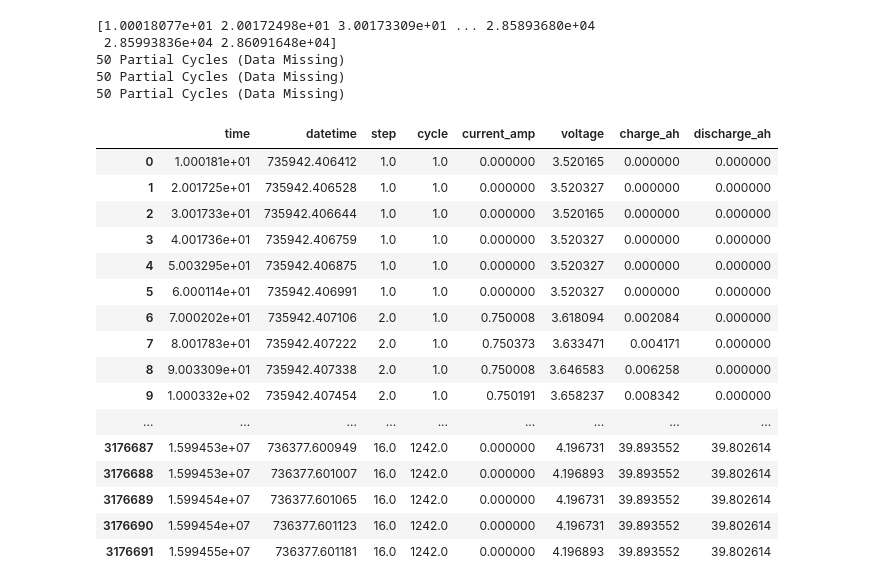
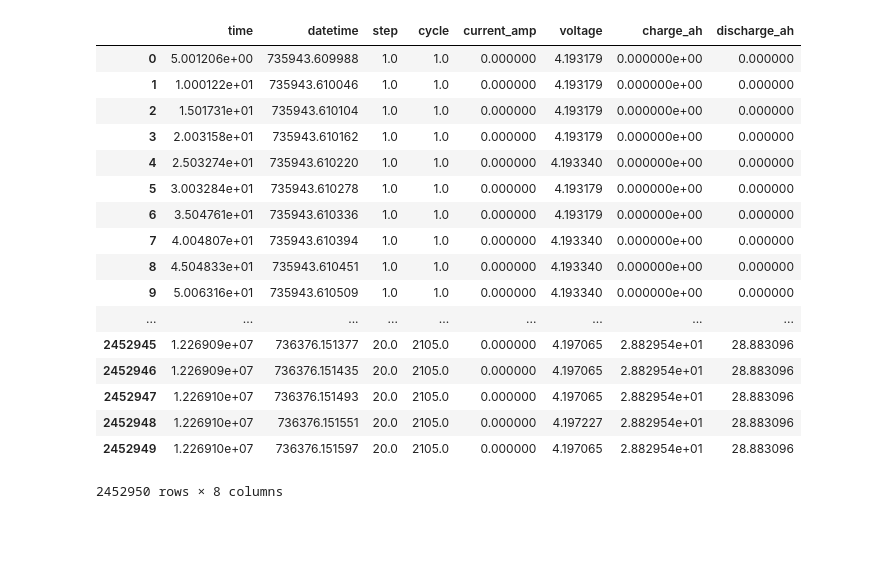
Before and after one commit to vwhu/pulolb, a Jupyter notebook: PULOLB/data_cleaning_notebook.ipynb, the cells around one changed output. Drawn from its saved outputs; the diff is of its cells as text; code cells hidden in the pictures; blank space fills up the shorter version.

```diff
--- a/PULOLB/data_cleaning_notebook.ipynb
+++ b/PULOLB/data_cleaning_notebook.ipynb
@@ -72,39 +111,39 @@ def load_matlab_data(filename):
 
 def single_pd_matlab_data(filename):
 
-    import numpy as np
-    import pandas as pd
-
     df = import_matlab_data(filename)
     keys = df.keys()
 
     for i in keys:
-            if i == '#subsystem#':
-                pass
-            else:
-                data = i
+        if i == '#subsystem#':
+            pass
+        else:
+            data = i
 
-    time_sum = df['#subsystem#'][0][0][0][2][0][0].flatten()
-    print (time_sum)
-    datetime_sum = df['#subsystem#'][0][0][0][2][0][1].flatten()
-    step_sum = df['#subsystem#'][0][0][0][2][0][2].flatten()
-    cycle_sum = df['#subsystem#'][0][0][0][2][0][3].flatten()
-    current_sum = df['#subsystem#'][0][0][0][2][0][4].flatten()
-    voltage_sum = df['#subsystem#'][0][0][0][2][0][5].flatten()
-    charge_ah_sum = df['#subsystem#'][0][0][0][2][0][6].flatten()
-    discharge_ah_sum = df['#subsystem#'][0][0][0][2][0][7].flatten()
-    count = 9
+    count, idx, time_sum, datetime_sum, step_sum, cycle_sum, current_sum, voltage_sum, charge_ah_sum, discharge_ah_sum = initialize_datasets(filename, df)
+    start_ind = idx + 1
+    #time_sum = df['#subsystem#'][0][0][0][2][0][0].flatten()
+    #datetime_sum = df['#subsystem#'][0][0][0][2][0][1].flatten()
+    #step_sum = df['#subsystem#'][0][0][0][2][0][2].flatten()
+    #cycle_sum = df['#subsystem#'][0][0][0][2][0][3].flatten()
+    #current_sum = df['#subsystem#'][0][0][0][2][0][4].flatten()
+    #voltage_sum = df['#subsystem#'][0][0][0][2][0][5].flatten()
+    #charge_ah_sum = df['#subsystem#'][0][0][0][2][0][6].flatten()
+    #discharge_ah_sum = df['#subsystem#'][0][0][0][2][0][7].flatten()
+    #count = 9
 
-    for idx in range(1, len(df[data])):
+    for idx in range(int(start_ind), len(df[data])):
+        length_test = (df['#subsystem#'][0][0][0][count][0][0].flatten())
         #To access the number of cycles in each dataset.
 
         #For missing data.
         if df[data][idx][2].shape == (0,0):
             name = df[data][idx][0][0][0]
-            print (name)
             name = name.split(' ')
             number = float(name[0])
             cycle_sum = np.append(cycle_sum, (cycle_sum[-1] + number))
+        elif len(length_test) < 3100:
+            count = count + 7
         else:
             time_idx = (df['#subsystem#'][0][0][0][count][0][0].flatten()) + time_sum[-1]
             time_sum = np.concatenate((time_sum, time_idx), axis = 0)
@@ -160,27 +199,23 @@ def single_pd_matlab_data(filename):
 
     return host_df
 # %%
-single_pd_matlab_data('converted_PL19.mat')
+single_pd_matlab_data('converted_PL04.mat')
 # %% [output]
+|  | time | datetime | step | cycle | current_amp | voltage | charge_ah | discharge_ah |
+| 0 | 5.001206e+00 | 735943.609988 | 1.0 | 1.0 | 0.000000 | 4.193179 | 0.000000e+00 | 0.000000 |
+| 1 | 1.000122e+01 | 735943.610046 | 1.0 | 1.0 | 0.000000 | 4.193179 | 0.000000e+00 | 0.000000 |
+| 2 | 1.501731e+01 | 735943.610104 | 1.0 | 1.0 | 0.000000 | 4.193179 | 0.000000e+00 | 0.000000 |
+| 3 | 2.003158e+01 | 735943.610162 | 1.0 | 1.0 | 0.000000 | 4.193179 | 0.000000e+00 | 0.000000 |
+| 4 | 2.503274e+01 | 735943.610220 | 1.0 | 1.0 | 0.000000 | 4.193340 | 0.000000e+00 | 0.000000 |
+| 5 | 3.003284e+01 | 735943.610278 | 1.0 | 1.0 | 0.000000 | 4.193179 | 0.000000e+00 | 0.000000 |
+| 6 | 3.504761e+01 | 735943.610336 | 1.0 | 1.0 | 0.000000 | 4.193179 | 0.000000e+00 | 0.000000 |
+| 7 | 4.004807e+01 | 735943.610394 | 1.0 | 1.0 | 0.000000 | 4.193340 | 0.000000e+00 | 0.000000 |
+| 8 | 4.504833e+01 | 735943.610451 | 1.0 | 1.0 | 0.000000 | 4.193340 | 0.000000e+00 | 0.000000 |
+| 9 | 5.006316e+01 | 735943.610509 | 1.0 | 1.0 | 0.000000 | 4.193340 | 0.000000e+00 | 0.000000 |
+| ... | ... | ... | ... | ... | ... | ... | ... | ... |
+| 2452945 | 1.226909e+07 | 736376.151377 | 20.0 | 2105.0 | 0.000000 | 4.197065 | 2.882954e+01 | 28.883096 |
+| 2452946 | 1.226909e+07 | 736376.151435 | 20.0 | 2105.0 | 0.000000 | 4.197065 | 2.882954e+01 | 28.883096 |
+| 2452947 | 1.226910e+07 | 736376.151493 | 20.0 | 2105.0 | 0.000000 | 4.197065 | 2.882954e+01 | 28.883096 |
+| 2452948 | 1.226910e+07 | 736376.151551 | 20.0 | 2105.0 | 0.000000 | 4.197227 | 2.882954e+01 | 28.883096 |
+| 2452949 | 1.226910e+07 | 736376.151597 | 20.0 | 2105.0 | 0.000000 | 4.197065 | 2.882954e+01 | 28.883096 |
-[1.00018077e+01 2.00172498e+01 3.00173309e+01 ... 2.85893680e+04
- 2.85993836e+04 2.86091648e+04]
-50 Partial Cycles (Data Missing)
-50 Partial Cycles (Data Missing)
-50 Partial Cycles (Data Missing)
+2452950 rows × 8 columns
-|  | time | datetime | step | cycle | current_amp | voltage | charge_ah | discharge_ah |
-| 0 | 1.000181e+01 | 735942.406412 | 1.0 | 1.0 | 0.000000 | 3.520165 | 0.000000 | 0.000000 |
-| 1 | 2.001725e+01 | 735942.406528 | 1.0 | 1.0 | 0.000000 | 3.520327 | 0.000000 | 0.000000 |
-| 2 | 3.001733e+01 | 735942.406644 | 1.0 | 1.0 | 0.000000 | 3.520165 | 0.000000 | 0.000000 |
-| 3 | 4.001736e+01 | 735942.406759 | 1.0 | 1.0 | 0.000000 | 3.520327 | 0.000000 | 0.000000 |
-| 4 | 5.003295e+01 | 735942.406875 | 1.0 | 1.0 | 0.000000 | 3.520327 | 0.000000 | 0.000000 |
-| 5 | 6.000114e+01 | 735942.406991 | 1.0 | 1.0 | 0.000000 | 3.520327 | 0.000000 | 0.000000 |
-| 6 | 7.000202e+01 | 735942.407106 | 2.0 | 1.0 | 0.750008 | 3.618094 | 0.002084 | 0.000000 |
-| 7 | 8.001783e+01 | 735942.407222 | 2.0 | 1.0 | 0.750373 | 3.633471 | 0.004171 | 0.000000 |
-| 8 | 9.003309e+01 | 735942.407338 | 2.0 | 1.0 | 0.750008 | 3.646583 | 0.006258 | 0.000000 |
-| 9 | 1.000332e+02 | 735942.407454 | 2.0 | 1.0 | 0.750191 | 3.658237 | 0.008342 | 0.000000 |
-| ... | ... | ... | ... | ... | ... | ... | ... | ... |
-| 3176687 | 1.599453e+07 | 736377.600949 | 16.0 | 1242.0 | 0.000000 | 4.196731 | 39.893552 | 39.802614 |
-| 3176688 | 1.599453e+07 | 736377.601007 | 16.0 | 1242.0 | 0.000000 | 4.196893 | 39.893552 | 39.802614 |
-| 3176689 | 1.599454e+07 | 736377.601065 | 16.0 | 1242.0 | 0.000000 | 4.196731 | 39.893552 | 39.802614 |
-| 3176690 | 1.599454e+07 | 736377.601123 | 16.0 | 1242.0 | 0.000000 | 4.196731 | 39.893552 | 39.802614 |
-| 3176691 | 1.599455e+07 | 736377.601181 | 16.0 | 1242.0 | 0.000000 | 4.196893 | 39.893552 | 39.802614 |
```
Also changed, not shown: parts of 12 cells of this notebook.
